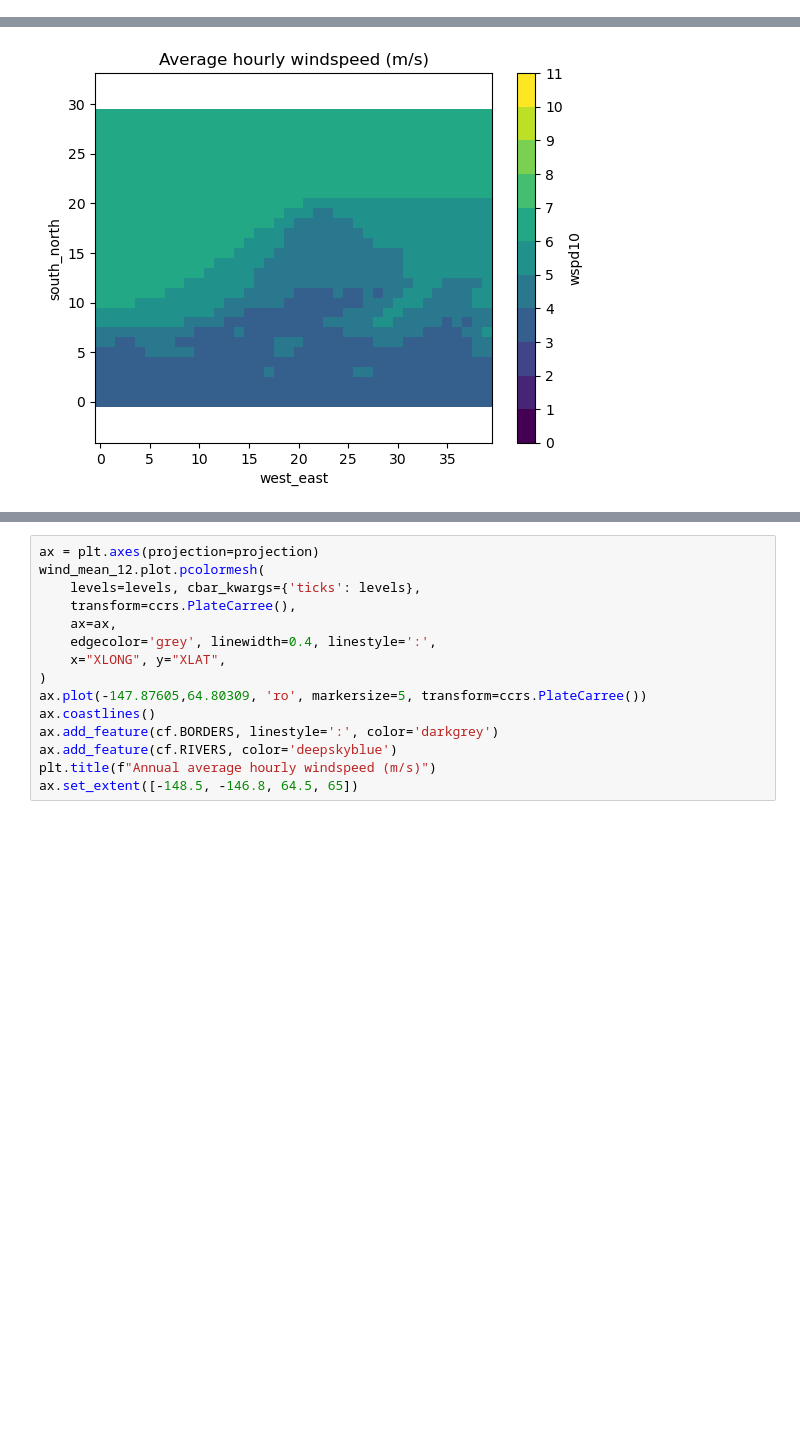
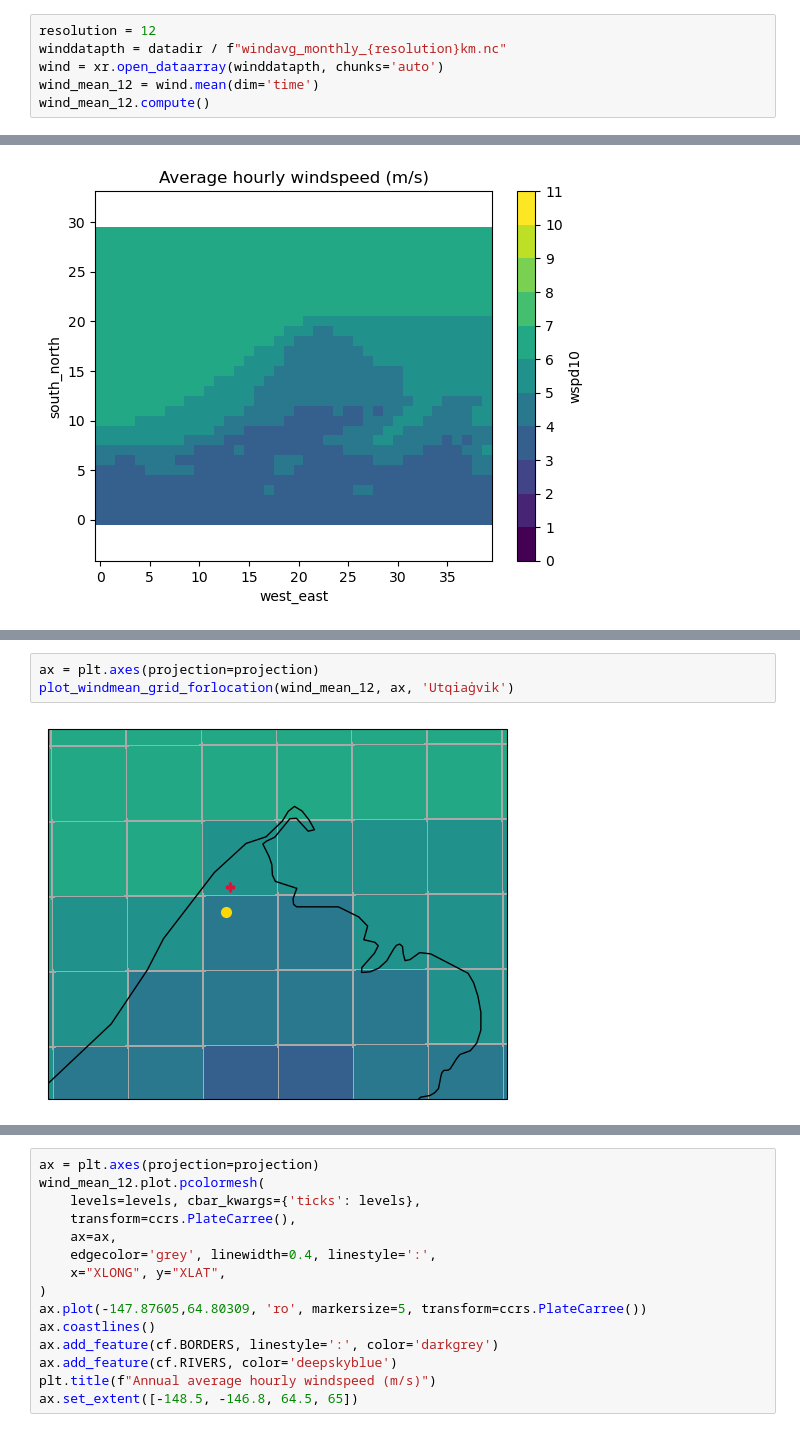
Before and after one commit to chryss/dyndowntools, a Jupyter notebook: Jupyter_Notebooks/analysis_windspd_grid.ipynb, the cells around one changed output, grey strips where cells are left out. Cells and saved outputs as stored; diff of their text form; blank space fills up the shorter version.

```diff
--- a/Jupyter_Notebooks/analysis_windspd_grid.ipynb
+++ b/Jupyter_Notebooks/analysis_windspd_grid.ipynb
@@ -269,0 +276,6 @@ Text(0.5, 1.0, 'Average hourly windspeed (m/s)')
+# %%
+resolution = 12
+winddatapth = datadir / f"windavg_monthly_{resolution}km.nc"
+wind = xr.open_dataarray(winddatapth, chunks='auto')
+wind_mean_12 = wind.mean(dim='time')
+wind_mean_12.compute()
@@ -277,0 +340,5 @@ plt.axis('equal')
+# %%
+ax = plt.axes(projection=projection)
+plot_windmean_grid_forlocation(wind_mean_12, ax, 'Utqiaġvik')
+# %% [output]
+[figure, added]
```
Also changed, not shown: parts of 63 cells of this notebook, 15 other files.
